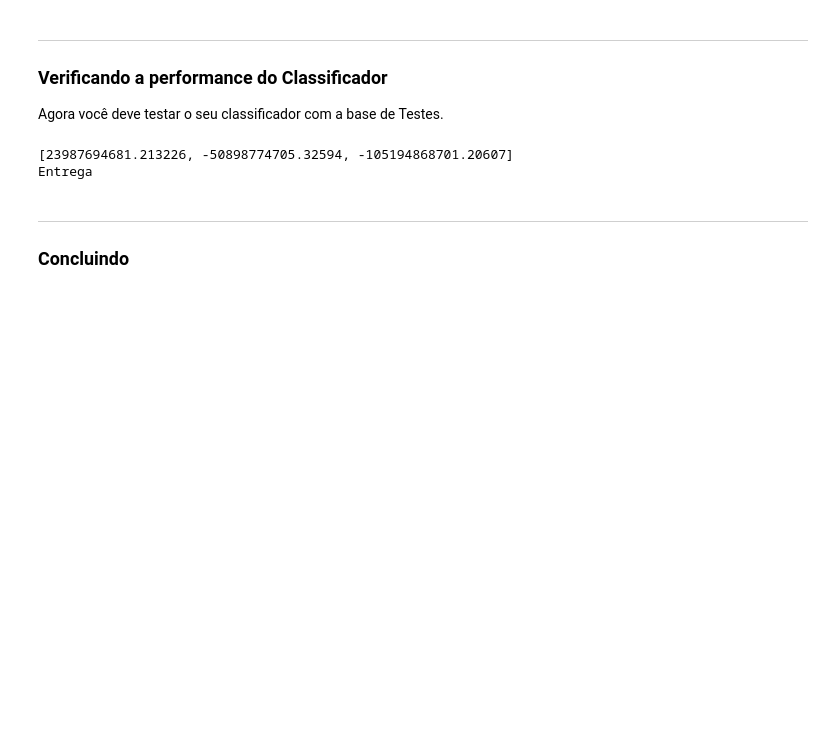
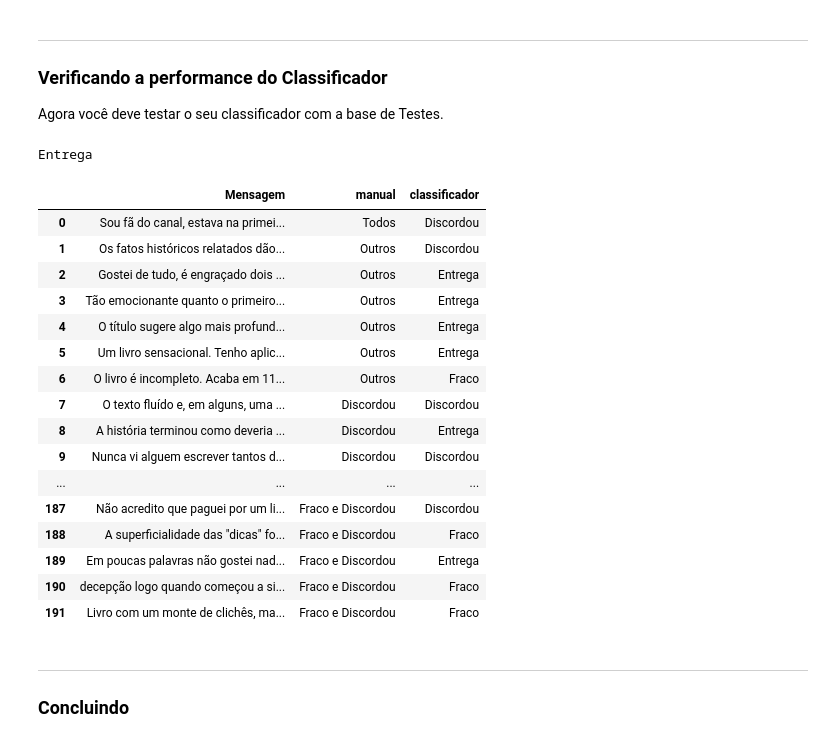
Before and after one commit to MaluSevilha/Naive_Bayes, a Jupyter notebook: Projeto_1.ipynb, the cells around one changed output. Drawn from its saved outputs; the diff is of its cells as text; code cells hidden in the pictures; blank space fills up the shorter version.

Commit message:
teste função sem intersecções

```diff
--- a/Projeto_1.ipynb
+++ b/Projeto_1.ipynb
@@ -610,23 +610,22 @@ def classificador(frase):
     p_discorda = p_eh_discordou - p_n_discordou
 
     lista_probs = [p_entrega, p_fraco, p_discorda]
-    print(lista_probs)
 
     # categoria 1 = entrega, categoria 3 = fraco, categoria 5 = discordou
     cat = 0
     if max(lista_probs) <0:
-        if p_entrega >= max(lista_probs)*10:
+        if p_entrega >= max(lista_probs):
             cat+=1
-        if p_fraco >= max(lista_probs)*10:
+        if p_fraco >= max(lista_probs):
             cat += 3
-        if p_discorda >= max(lista_probs)*10:
+        if p_discorda >= max(lista_probs):
             cat +=5
     else:
-        if p_entrega >= max(lista_probs)/10:
+        if p_entrega >= max(lista_probs):
             cat += 1
-        if p_fraco >= max(lista_probs)/10:
+        if p_fraco >= max(lista_probs):
             cat += 3
-        if p_discorda >= max(lista_probs)/10:
+        if p_discorda >= max(lista_probs):
             cat +=5
 
     if cat == 1 :
@@ -653,8 +652,35 @@ Agora você deve testar o seu classificador com a base de Testes.
 # %%
 print(classificador('Atendimento péssimo pois o pedido foi cancelado e ninguém entrou em contato comigo para o reembolso do valor. Falta de responsabilidade'))
 # %% [output]
-[23987694681.213226, -50898774705.32594, -105194868701.20607]
 Entrega
+# %%
+testes = list(test["Mensagem"])
+classificado = []
+for mensagem in testes:
+    classificado.append(classificador(mensagem))
+
+data = {'Mensagem':testes, 'manual': list(test['Target']),'classificador':classificado}
+final = pd.DataFrame(data)
+pd.set_option('display.max_rows', 1000)
+final.head(192)
+# %% [output]
+|  | Mensagem | manual | classificador |
+| 0 | Sou fã do canal, estava na primei... | Todos | Discordou |
+| 1 | Os fatos históricos relatados dão... | Outros | Discordou |
+| 2 | Gostei de tudo, é engraçado dois ... | Outros | Entrega |
+| 3 | Tão emocionante quanto o primeiro... | Outros | Entrega |
+| 4 | O título sugere algo mais profund... | Outros | Entrega |
+| 5 | Um livro sensacional. Tenho aplic... | Outros | Entrega |
+| 6 | O livro é incompleto. Acaba em 11... | Outros | Fraco |
+| 7 | O texto fluído e, em alguns, uma ... | Discordou | Discordou |
+| 8 | A história terminou como deveria ... | Discordou | Entrega |
+| 9 | Nunca vi alguem escrever tantos d... | Discordou | Discordou |
+| ... | ... | ... | ... |
+| 187 | Não acredito que paguei por um li... | Fraco e Discordou | Discordou |
+| 188 | A superficialidade das "dicas" fo... | Fraco e Discordou | Fraco |
+| 189 | Em poucas palavras não gostei nad... | Fraco e Discordou | Entrega |
+| 190 | decepção logo quando começou a si... | Fraco e Discordou | Fraco |
+| 191 | Livro com um monte de clichês, ma... | Fraco e Discordou | Fraco |
 # %% [markdown]
 ___
 ### Concluindo
```
